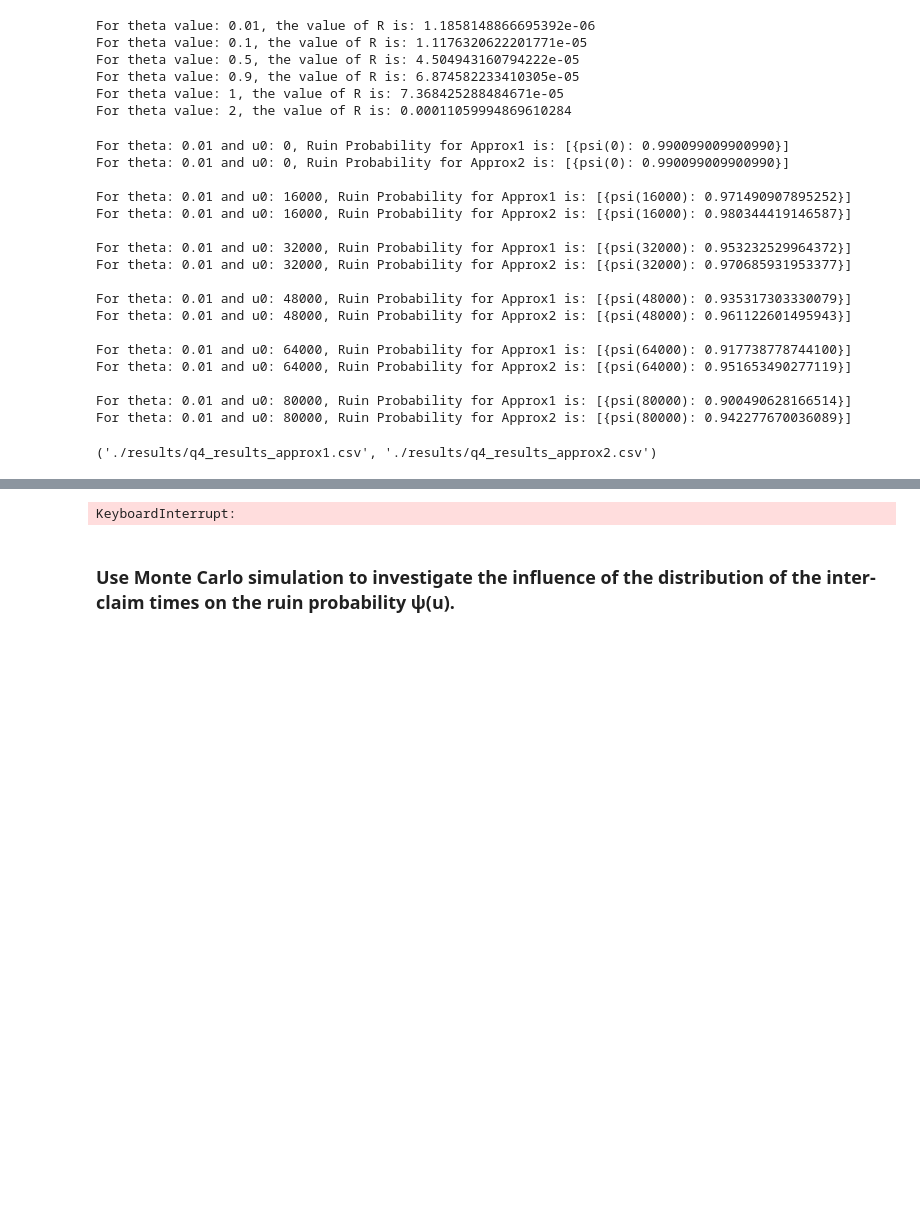
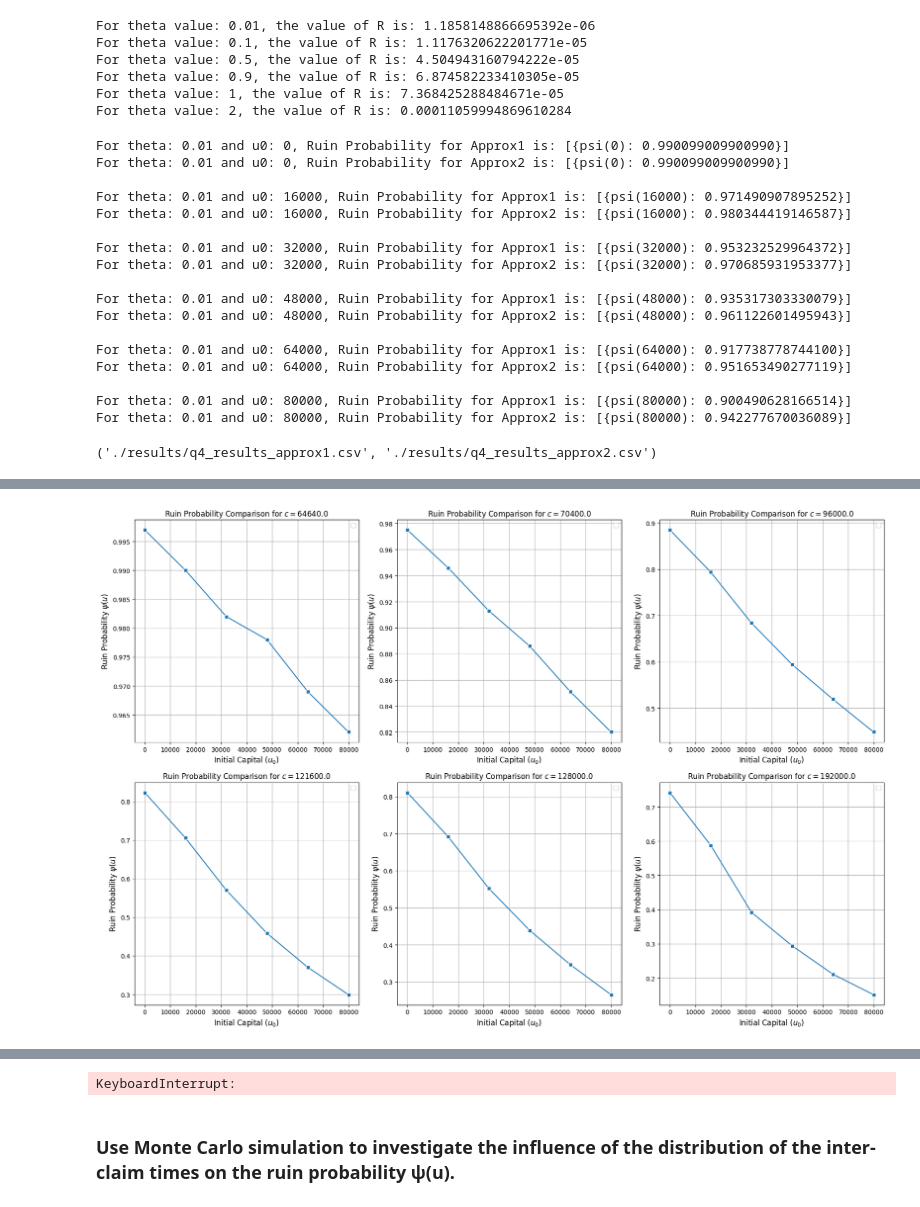
Before and after one commit to Make1tRain/2df30-, a Jupyter notebook: Insurance Risk Assignment/src/main.ipynb, the cells around one changed output, grey strips where cells are left out. Saved outputs shown, nothing was run; the diff lists cells and outputs as text; code cells hidden in the pictures; blank space fills up the shorter version.

Commit message:
Graphs not finished but some part is done

```diff
--- a/Insurance Risk Assignment/src/main.ipynb
+++ b/Insurance Risk Assignment/src/main.ipynb
@@ -274,0 +371,87 @@ plt.show()
+# %%
+import pandas as pd
+
+Lambda1 = 1/0.8
+Mean1 = 0.2/0.8
+Lambda2 = 1/16
+Mean2 = 4/16
+
+# File paths
+file_paths = {
+    'sim_gamma1': "/home/isikali/2df30-2024-25-assignments/Insurance Risk Assignment/2df30-2024-25-assignments/Insurance Risk Assignment/src/results/q5_gamma_02_08_model_simulation_results.csv",
+    'sim_gamma2': '/home/isikali/2df30-2024-25-assignments/Insurance Risk Assignment/2df30-2024-25-assignments/Insurance Risk Assignment/src/results/q5_gamma_4_16_model_simulation_results.csv',
+}
+
+# Initialize an empty dictionary to store organized DataFrames
+organized_dfs = {}
+
+# Loop through each file, read, and organize
+for key, path in file_paths.items():
+    df = pd.read_csv(path, index_col=0)  # Read the CSV
+    df = df.reset_index().melt(id_vars='index', var_name='Theta', value_name='psi')  # Reshape
+    df.columns = ['u0', 'Theta', 'psi']  # Rename columns
+    df['Theta'] = df['Theta'].astype(float)  # Convert Theta to float
+    df['u0'] = df['u0'].astype(int)  # Convert u0 to int
+
+    organized_dfs[key] = df  # Store the organized DataFrame
+
+# Access each organized DataFrame
+sim_gamma1 = organized_dfs['sim_gamma1']
+sim_gamma2 = organized_dfs['sim_gamma2']
+
+# Compute 'c' and update the 'Theta' column to 'c' in all DataFrames
+sim_gamma1['c'] = (1 + sim_gamma1['Theta']) * Lambda1 * Mean1
+sim_gamma2['c'] = (1 + sim_gamma2['Theta']) * Lambda2 * Mean2
+
+# Iterate over each unique Theta and plot separately
+unique_theta = sim_gamma1['Theta'].unique()
+
+plt.figure(figsize=(18, 12))
+for i, theta in enumerate(unique_theta):
+    plt.subplot(2, 3, i+1)
+
+    # Filter data for the current Theta
+    sim_d_theta = sim_gamma1[sim_gamma1['Theta'] == theta]
+    sim_r_theta = sim_gamma2[sim_gamma2['Theta'] == theta]
+
+    # Plot data
+    sns.lineplot(data=sim_d_theta, x='u0', y='psi', marker='s')
+
+
+    c = (1 + theta)*Lambda*Mean
+    plt.title(f'Ruin Probability Comparison for $c = {c}$')
+    plt.xlabel('Initial Capital ($u_0$)', fontsize = 12)
+    plt.ylabel('Ruin Probability $\psi(u)$', fontsize = 12)
+    plt.legend()
+    plt.grid(True)
+
+plt.tight_layout()
+plt.show()
+
+plt.figure(figsize=(18, 12))
+plt.figure(figsize=(18, 12))
+for i, theta in enumerate(unique_theta):
+    plt.subplot(2, 3, i+1)
+
+    # Filter data for the current Theta
+    sim_gamma1_theta = sim_gamma1[sim_gamma1['Theta'] == theta]
+    sim_gamma2_theta = sim_gamma2[sim_gamma2['Theta'] == theta]
+
+    # Plot data
+    sns.lineplot(data=sim_r_theta, x='u0', y='psi', marker='s', color='r')
+
+
+    c = (1 + theta)*Lambda*Mean
+    plt.title(f'Ruin Probability Comparison for $c = {c}$')
+    plt.xlabel('Initial Capital ($u_0$)', fontsize = 12)
+    plt.ylabel('Ruin Probability $\psi(u)$', fontsize = 12)
+    plt.legend()
+    plt.grid(True)
+
+plt.tight_layout()
+plt.show()
+
+plt.tight_layout()
+plt.show()
+# %% [output]
+[figure, added]
```
Also changed, not shown: parts of 7 cells of this notebook.
